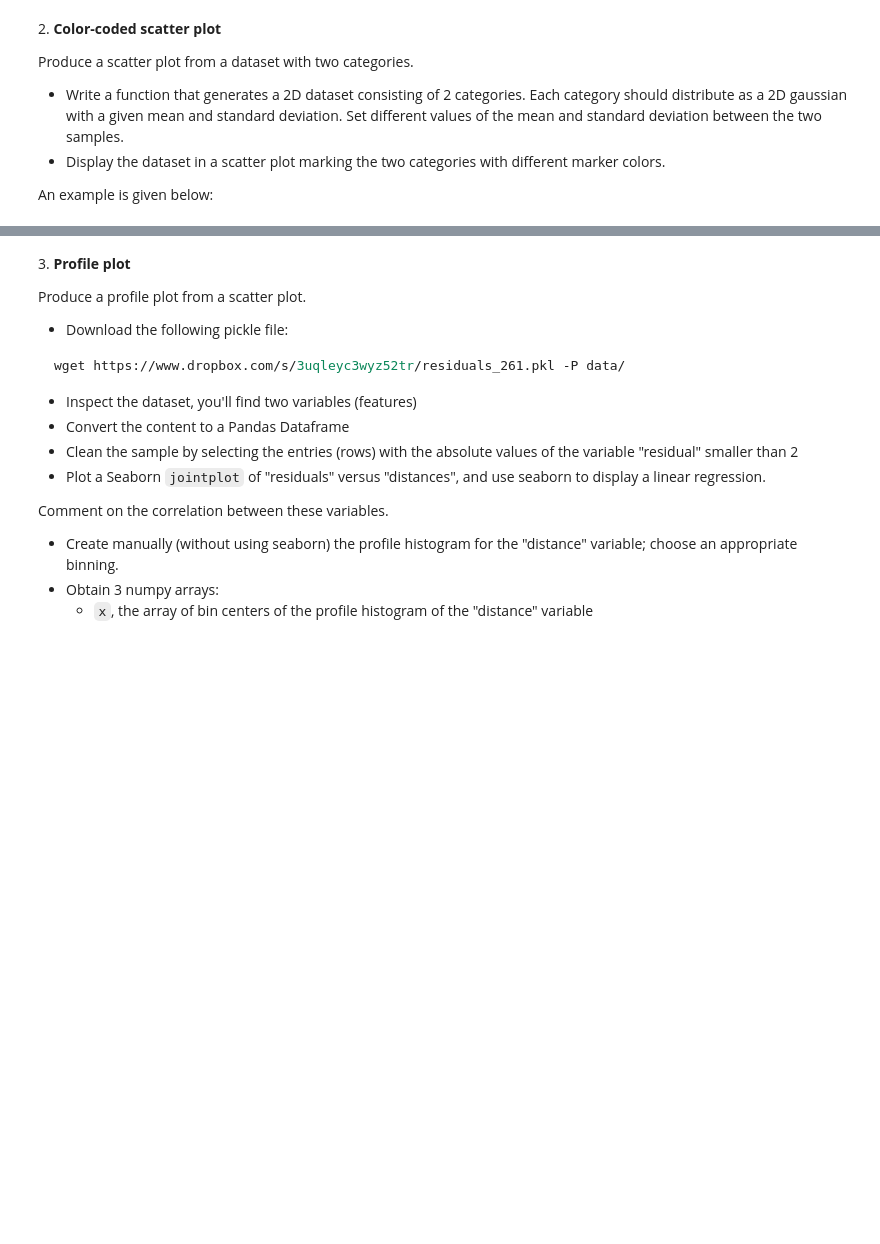
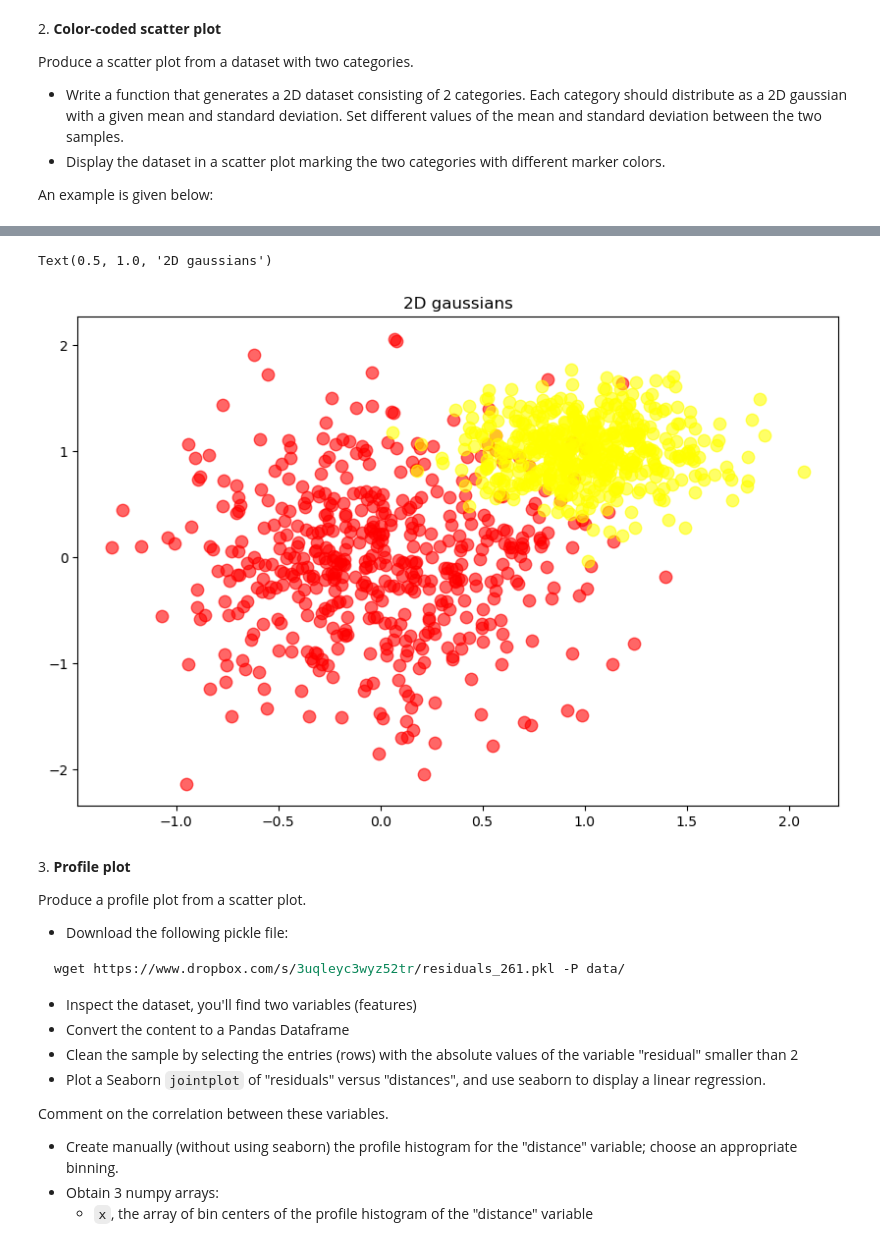
Before and after one commit to zucchett/ScientificComputingWithPython2022, a Jupyter notebook: 07ex_visualization.ipynb, the cells around one changed output, grey strips where cells are left out. Drawn from its saved outputs; the diff is of its cells as text; code cells hidden in the pictures; blank space fills up the shorter version.

```diff
--- a/07ex_visualization.ipynb
+++ b/07ex_visualization.ipynb
@@ -29,3 +48,23 @@ Image('images/two_categories_scatter_plot.png')
+# %%
+import numpy as np
+import pandas as pd
+import matplotlib.pyplot as plt
+
+figure = plt.figure(figsize=(10, 10))
+ax1 = plt.subplot2grid((3,2), (0, 0), colspan=2, rowspan=2)
+
+x1 = np.random.normal(0, 0.5, 500)
+y1 = np.random.normal(0, 0.7, 500)
+x2 = np.random.normal(1, 0.3, 500)
+y2 = np.random.normal(1, 0.3, 500)
+
+scatter = ax1.scatter(x=x1, y=y1, s = 80, c ='red', alpha = 0.6)
+scatter = ax1.scatter(x=x2, y=y2, s = 80, c='yellow', alpha = 0.6)
+
+plt.title('2D gaussians')
+# %% [output]
+Text(0.5, 1.0, '2D gaussians')
+[figure, added]
 # %% [markdown]
 3\. **Profile plot**
 
```
Also changed, not shown: parts of 3 cells of this notebook, 1 other file.
